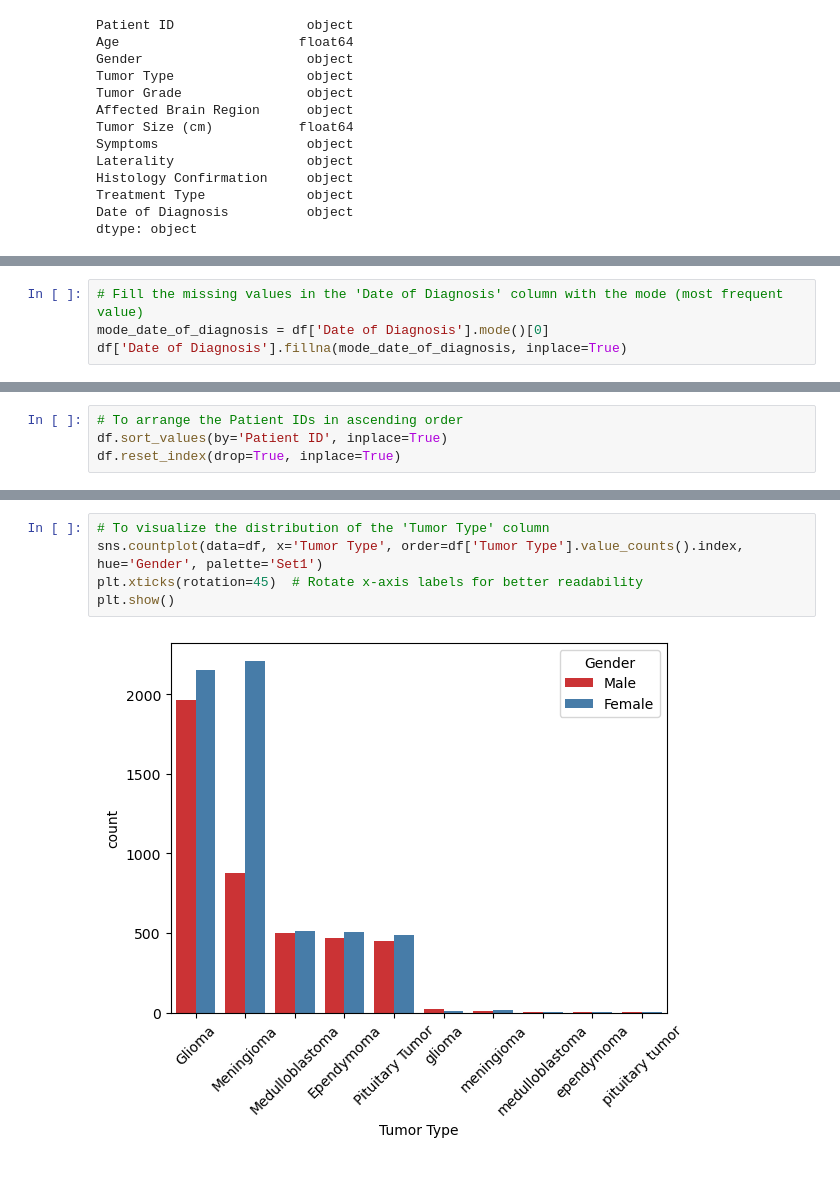
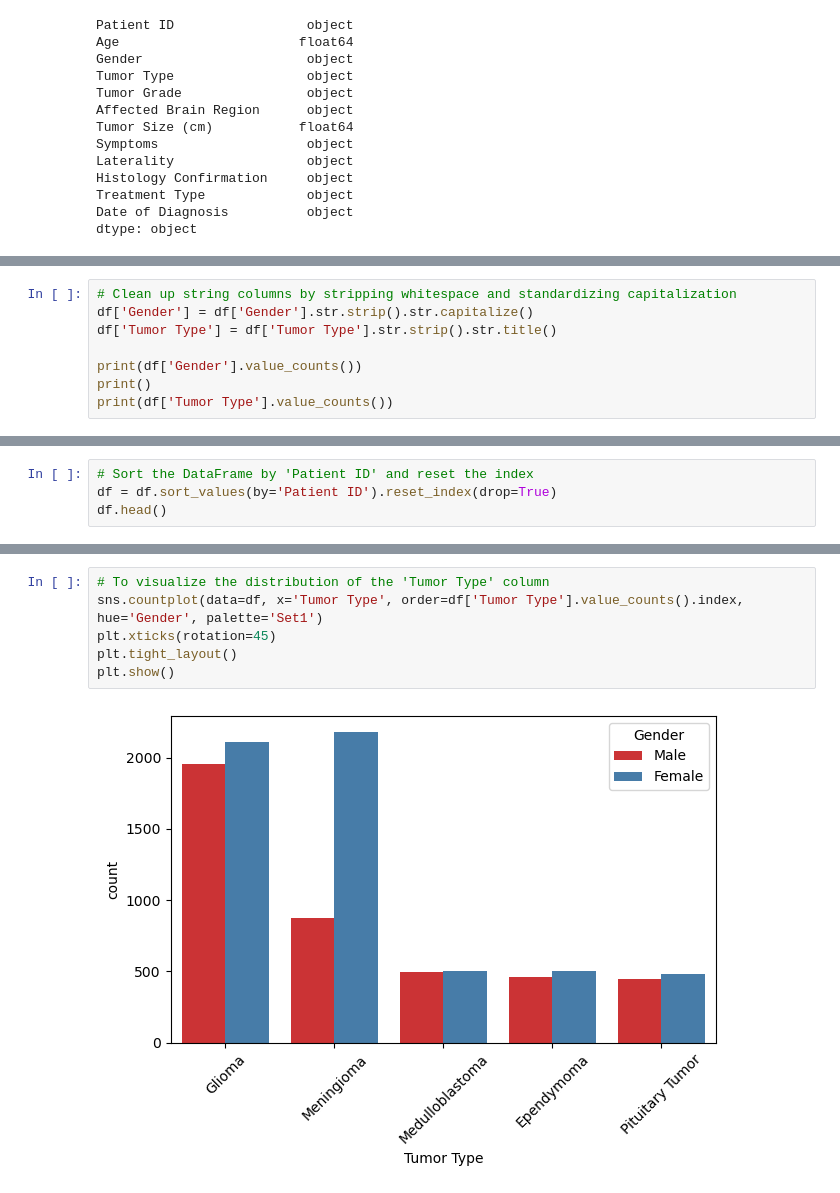
Before and after one commit to LindaMADU/Brain_Tumor_Distribution_Analysis, a Jupyter notebook: brain_tumor.ipynb, the cells around one changed output, grey strips where cells are left out. Cells and saved outputs as stored; diff of their text form.

```diff
--- a/brain_tumor.ipynb
+++ b/brain_tumor.ipynb
@@ -154,4 +227,0 @@ df['Treatment Type'].fillna(mode_treatment_type, inplace=True)
-# %%
-# Fill the missing values in the 'Date of Diagnosis' column with the mode (most frequent value)
-mode_date_of_diagnosis = df['Date of Diagnosis'].mode()[0]
-df['Date of Diagnosis'].fillna(mode_date_of_diagnosis, inplace=True)
@@ -194,4 +227,0 @@ df.head(10)
-# %%
-# To arrange the Patient IDs in ascending order
-df.sort_values(by='Patient ID', inplace=True)
-df.reset_index(drop=True, inplace=True)
@@ -217,0 +232,8 @@ df.head(50)
+# %%
+# Clean up string columns by stripping whitespace and standardizing capitalization
+df['Gender'] = df['Gender'].str.strip().str.capitalize()
+df['Tumor Type'] = df['Tumor Type'].str.strip().str.title()
+
+print(df['Gender'].value_counts())
+print()
+print(df['Tumor Type'].value_counts())
@@ -217,0 +255,4 @@ df.head(50)
+# %%
+# Sort the DataFrame by 'Patient ID' and reset the index
+df = df.sort_values(by='Patient ID').reset_index(drop=True)
+df.head()
@@ -275,7 +347,8 @@ tumor_type_gender_counts
 # %%
 # To visualize the distribution of the 'Tumor Type' column
 sns.countplot(data=df, x='Tumor Type', order=df['Tumor Type'].value_counts().index, hue='Gender', palette='Set1')
-plt.xticks(rotation=45)  # Rotate x-axis labels for better readability
+plt.xticks(rotation=45)
+plt.tight_layout()
 plt.show()
 # %% [output]
-[figure, old version]
+[figure, new version]
```
Also changed, not shown: parts of 41 cells of this notebook, 1 other file.
